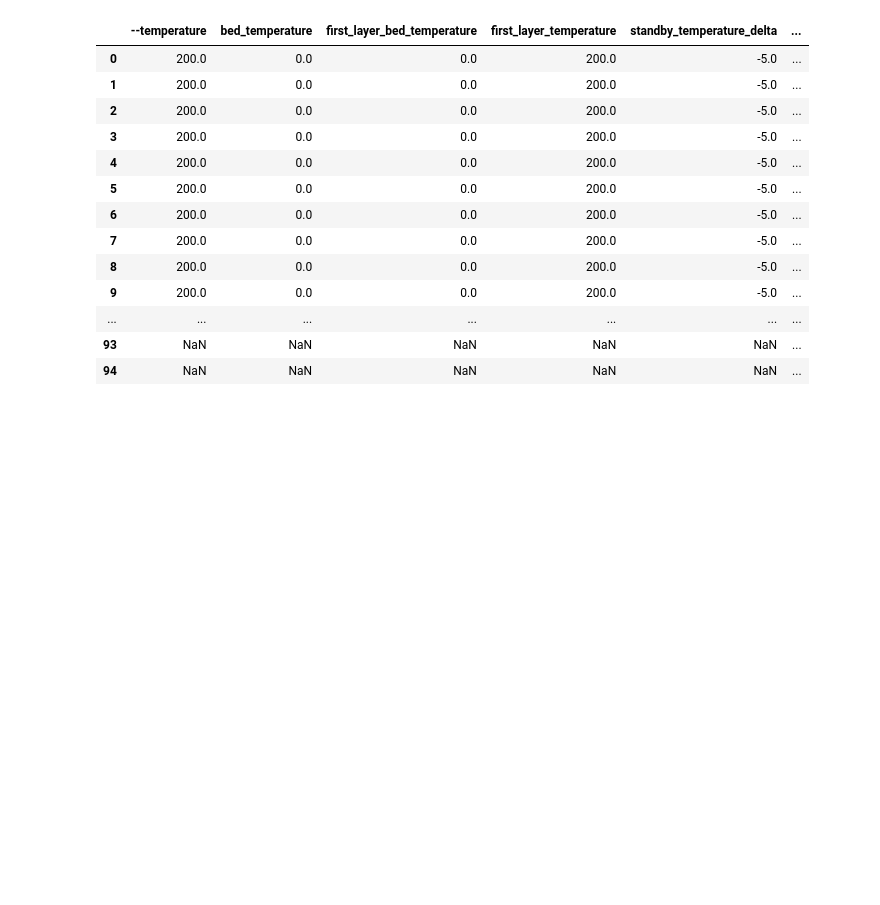
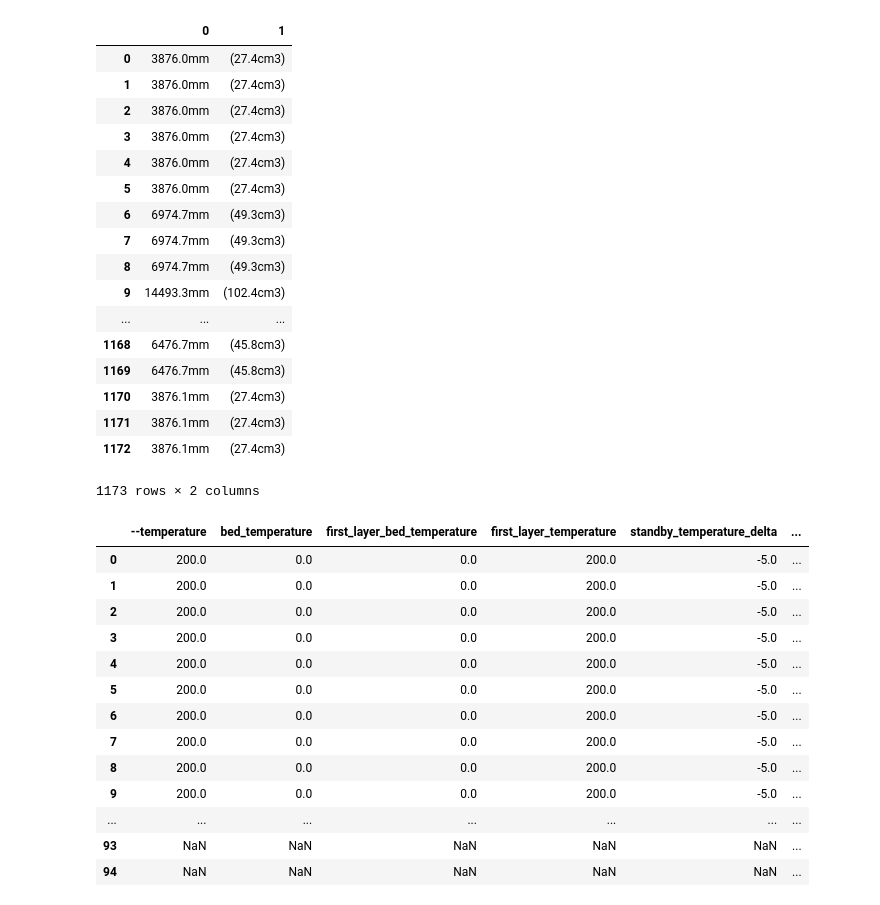
Before and after one commit to wilsonify/Opti3D, a Jupyter notebook: merge.ipynb, the cells around one changed output. Cells and saved outputs as stored; diff of their text form; code cells hidden in the pictures; blank space fills up the shorter version.

Commit message:
split filament used into lenght and volume

```diff
--- a/merge.ipynb
+++ b/merge.ipynb
@@ -2,7 +2,28 @@
 import pandas as pd
 import pandashelpers
 # %%
-metadata = pd.read_csv('data/metadata.csv')
+metadata = pd.read_csv('metadata.csv').clean_column_names()
+# %%
+metadata['filament_used'].str.strip(' ').str.split(' ',expand=True)
+# %% [output]
+|  | 0 | 1 |
+| 0 | 3876.0mm | (27.4cm3) |
+| 1 | 3876.0mm | (27.4cm3) |
+| 2 | 3876.0mm | (27.4cm3) |
+| 3 | 3876.0mm | (27.4cm3) |
+| 4 | 3876.0mm | (27.4cm3) |
+| 5 | 3876.0mm | (27.4cm3) |
+| 6 | 6974.7mm | (49.3cm3) |
+| 7 | 6974.7mm | (49.3cm3) |
+| 8 | 6974.7mm | (49.3cm3) |
+| 9 | 14493.3mm | (102.4cm3) |
+| ... | ... | ... |
+| 1168 | 6476.7mm | (45.8cm3) |
+| 1169 | 6476.7mm | (45.8cm3) |
+| 1170 | 3876.1mm | (27.4cm3) |
+| 1171 | 3876.1mm | (27.4cm3) |
+| 1172 | 3876.1mm | (27.4cm3) |
+1173 rows × 2 columns
 # %%
 strength = pd.read_csv('data/3dprinter/data.csv')
 # %%
```
Also changed, not shown: parts of 3 cells of this notebook.
